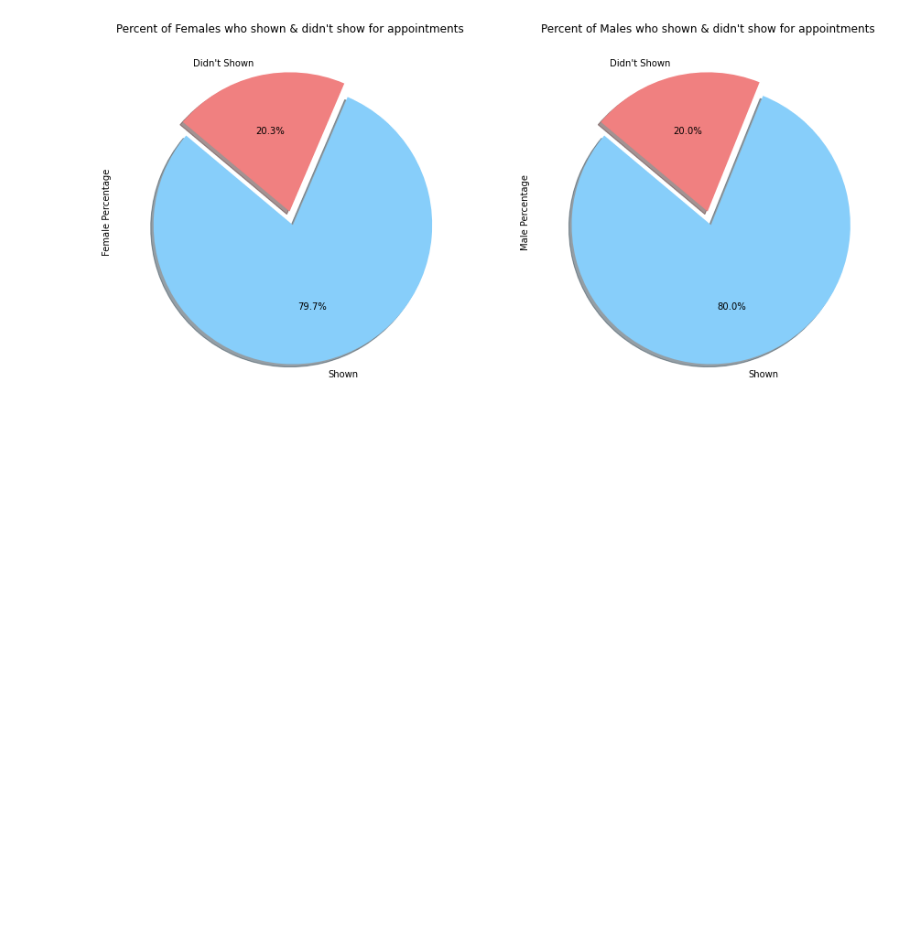
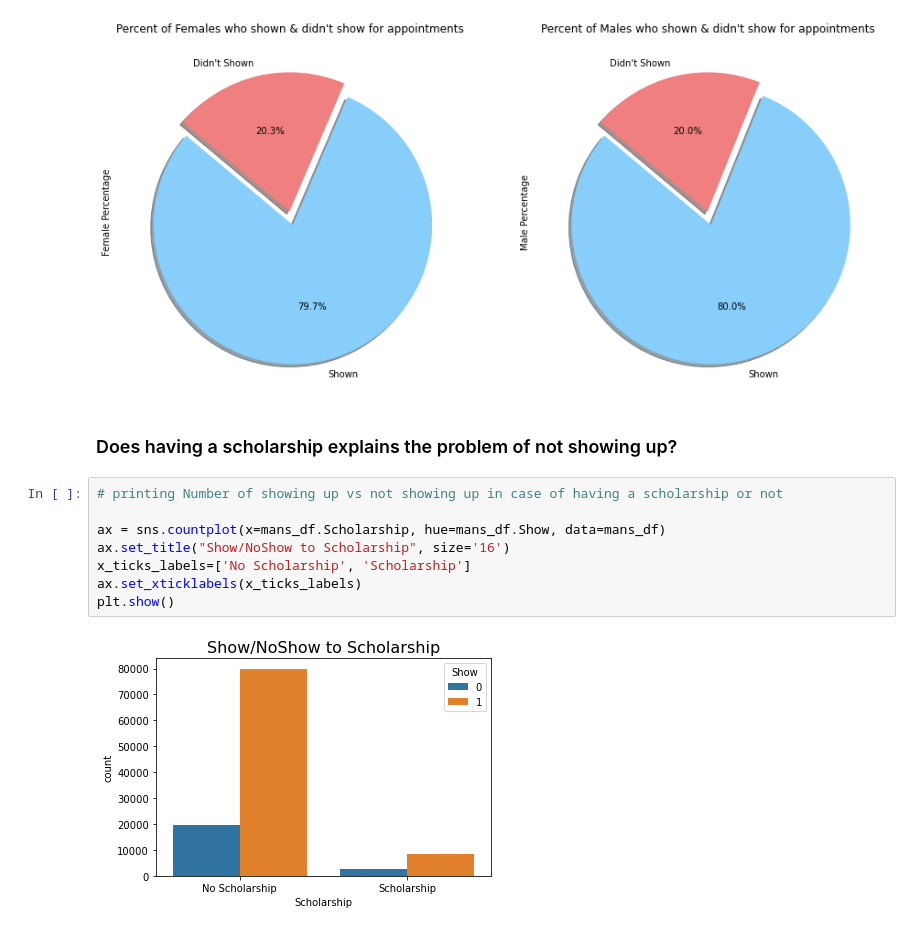
Before and after one commit to britnijgrimm/group2-project, a Jupyter notebook: Data_Plot_Slices.ipynb, the cells around one changed output. Drawn from its saved outputs; the diff is of its cells as text; blank space fills up the shorter version.

Commit message:
Adding Plots

```diff
--- a/Data_Plot_Slices.ipynb
+++ b/Data_Plot_Slices.ipynb
@@ -263,3 +263,15 @@ ax2.set_title("Percent of Males who shown & didn't show for appointments")
 ax2.set_ylabel("Male Percentage");
 # %% [output]
 [figure]
+# %% [markdown]
+### Does having a scholarship explains the problem of not showing up?
+# %%
+# printing Number of showing up vs not showing up in case of having a scholarship or not
+
+ax = sns.countplot(x=mans_df.Scholarship, hue=mans_df.Show, data=mans_df)
+ax.set_title("Show/NoShow to Scholarship", size='16')
+x_ticks_labels=['No Scholarship', 'Scholarship']
+ax.set_xticklabels(x_ticks_labels)
+plt.show()
+# %% [output]
+[figure, added]
```
